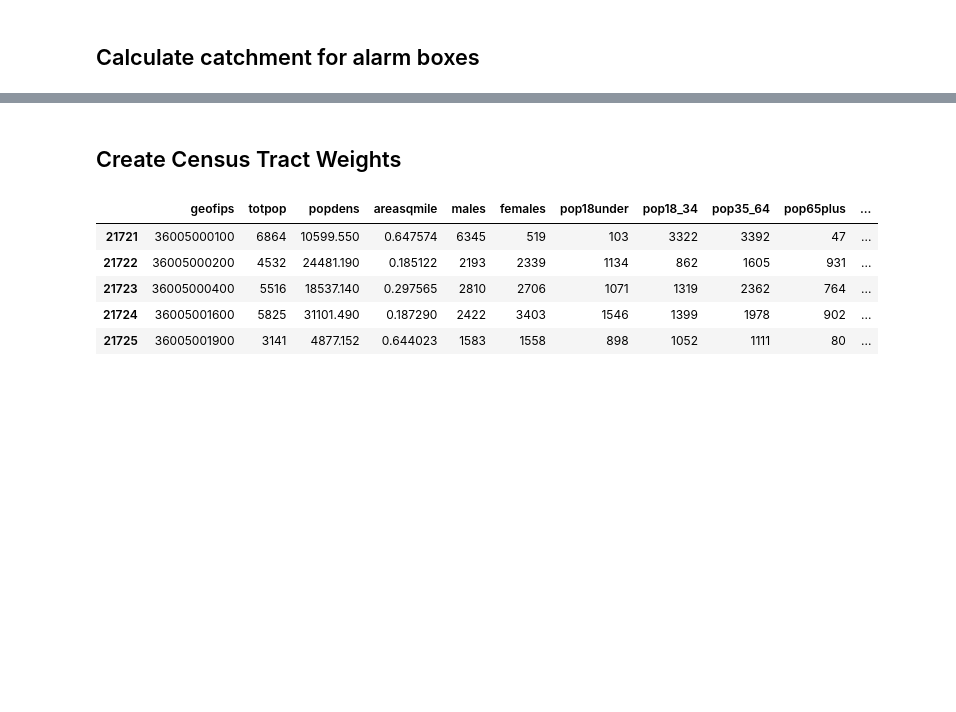
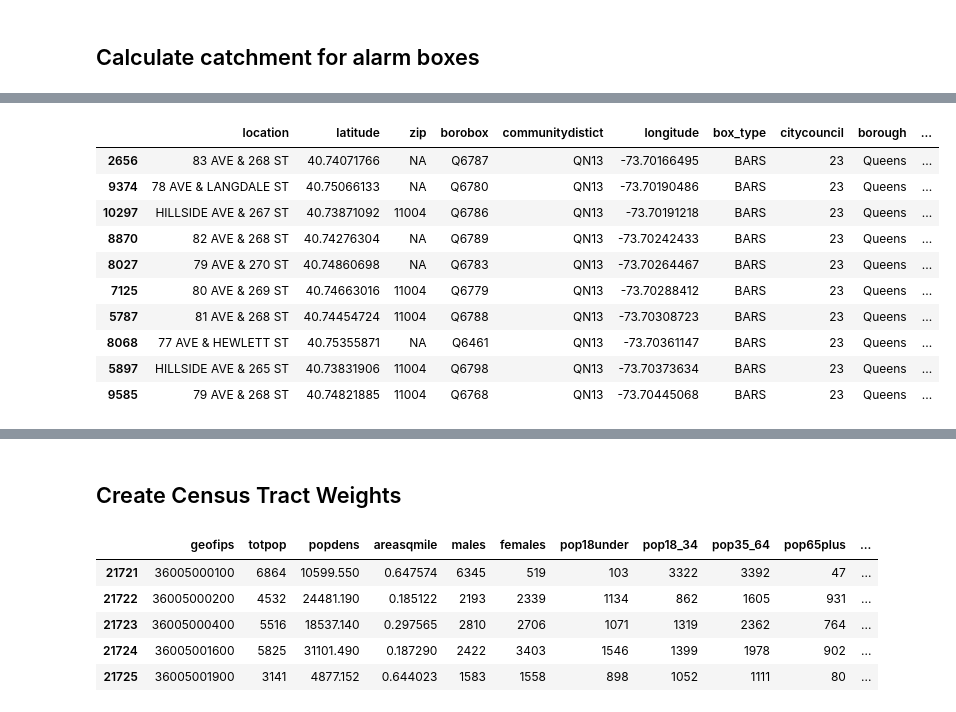
Before and after one commit to KaiElwood/machine-learning-final, a Jupyter notebook: code/00a_calculate_catchment.ipynb, the cells around one changed output, grey strips where cells are left out. Cells and saved outputs as stored; diff of their text form; code cells hidden in the pictures; blank space fills up the shorter version.

```diff
--- a/code/00a_calculate_catchment.ipynb
+++ b/code/00a_calculate_catchment.ipynb
@@ -132,0 +117,16 @@ pluto_borobox.to_csv(os.join(out, "pluto_borobox.csv"))
+# %%
+alarmbox_crop= alarmbox.sort_values(['longitude','latitude']).head(10)
+alarmbox_crop
+alarmbox_crop.to_file(os.join(out, "alarmbox_crop.geojson"), driver = "GeoJSON")
+# %% [output]
+|  | location | latitude | zip | borobox | communitydistict | longitude | box_type | citycouncil | borough | ... |
+| 2656 | 83 AVE & 268 ST | 40.74071766 | NA | Q6787 | QN13 | -73.70166495 | BARS | 23 | Queens | ... |
+| 9374 | 78 AVE & LANGDALE ST | 40.75066133 | NA | Q6780 | QN13 | -73.70190486 | BARS | 23 | Queens | ... |
+| 10297 | HILLSIDE AVE & 267 ST | 40.73871092 | 11004 | Q6786 | QN13 | -73.70191218 | BARS | 23 | Queens | ... |
+| 8870 | 82 AVE & 268 ST | 40.74276304 | NA | Q6789 | QN13 | -73.70242433 | BARS | 23 | Queens | ... |
+| 8027 | 79 AVE & 270 ST | 40.74860698 | NA | Q6783 | QN13 | -73.70264467 | BARS | 23 | Queens | ... |
+| 7125 | 80 AVE & 269 ST | 40.74663016 | 11004 | Q6779 | QN13 | -73.70288412 | BARS | 23 | Queens | ... |
+| 5787 | 81 AVE & 268 ST | 40.74454724 | 11004 | Q6788 | QN13 | -73.70308723 | BARS | 23 | Queens | ... |
+| 8068 | 77 AVE & HEWLETT ST | 40.75355871 | NA | Q6461 | QN13 | -73.70361147 | BARS | 23 | Queens | ... |
+| 5897 | HILLSIDE AVE & 265 ST | 40.73831906 | 11004 | Q6798 | QN13 | -73.70373634 | BARS | 23 | Queens | ... |
+| 9585 | 79 AVE & 268 ST | 40.74821885 | 11004 | Q6768 | QN13 | -73.70445068 | BARS | 23 | Queens | ... |
```
Also changed, not shown: parts of 5 cells of this notebook, 8 other files.
